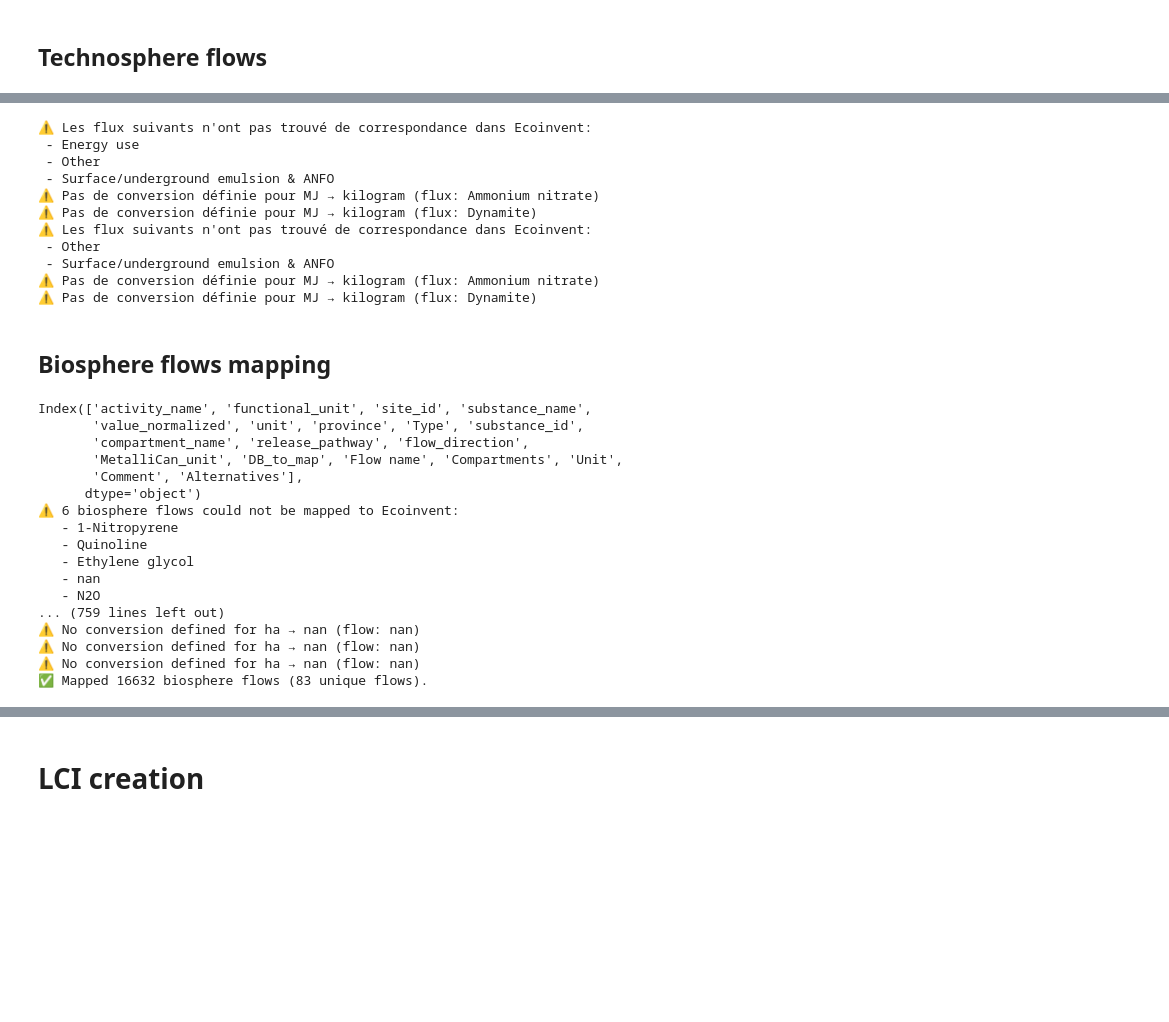
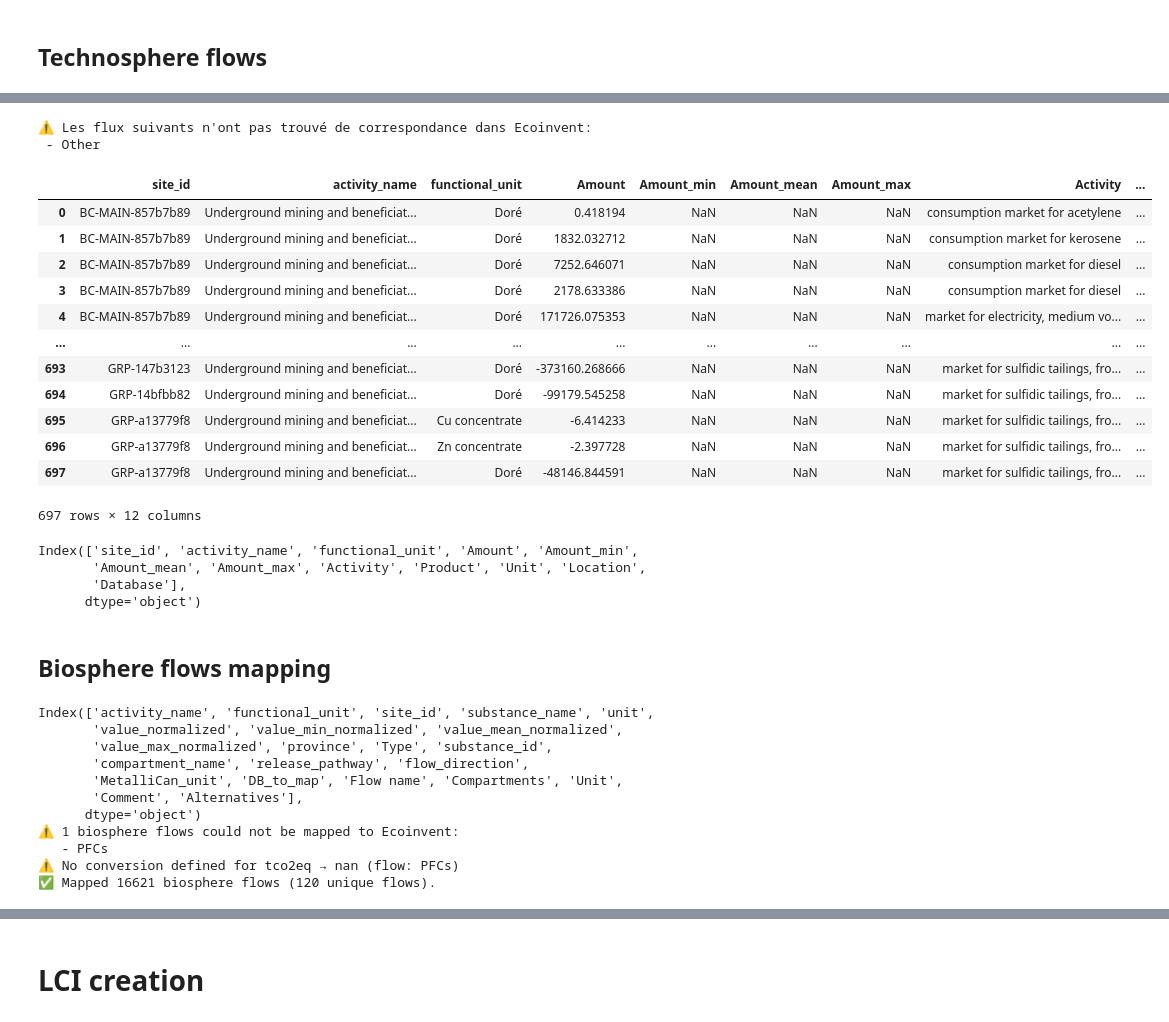
Before and after one commit to marpellan/metallican_lci, a Jupyter notebook: 4. Initialize_site_specific_LCIs.ipynb, the cells around one changed output, grey strips where cells are left out. Saved outputs shown, nothing was run; the diff lists cells and outputs as text; code cells hidden in the pictures; blank space fills up the shorter version.

```diff
--- a/4. Initialize_site_specific_LCIs.ipynb
+++ b/4. Initialize_site_specific_LCIs.ipynb
@@ -139,18 +285,9 @@ technosphere_ore_df
 # %%
 # Apply the function
-mapped_technosphere_ore_df = map_technosphere_to_ecoinvent(technosphere_ore_df, mapping_technosphere, CA_provinces)
+#mapped_technosphere_ore_df = map_technosphere_to_ecoinvent(technosphere_ore_df, mapping_technosphere, CA_provinces)
 mapped_technosphere_stream_df = map_technosphere_to_ecoinvent(technosphere_stream_df, mapping_technosphere, CA_provinces)
 # %% [output]
-⚠️ Les flux suivants n'ont pas trouvé de correspondance dans Ecoinvent:
- - Energy use
- - Other
- - Surface/underground emulsion & ANFO
-⚠️ Pas de conversion définie pour MJ → kilogram (flux: Ammonium nitrate)
-⚠️ Pas de conversion définie pour MJ → kilogram (flux: Dynamite)
 ⚠️ Les flux suivants n'ont pas trouvé de correspondance dans Ecoinvent:
  - Other
- - Surface/underground emulsion & ANFO
-⚠️ Pas de conversion définie pour MJ → kilogram (flux: Ammonium nitrate)
-⚠️ Pas de conversion définie pour MJ → kilogram (flux: Dynamite)
 # %%
 # Drop rows where ecoinvent_flow_name is "No mapping" and Amount is NaN for now
@@ -163,4 +300,27 @@ mapped_technosphere_ore_df = mapped_technosphere_ore_df[technosphere_col_for_lci
 mapped_technosphere_stream_df = mapped_technosphere_stream_df[technosphere_col_for_lci]
+# %%
+mapped_technosphere_stream_df
+# %% [output]
+|  | site_id | activity_name | functional_unit | Amount | Amount_min | Amount_mean | Amount_max | Activity | ... |
+| 0 | BC-MAIN-857b7b89 | Underground mining and beneficiat... | Doré | 0.418194 | NaN | NaN | NaN | consumption market for acetylene | ... |
+| 1 | BC-MAIN-857b7b89 | Underground mining and beneficiat... | Doré | 1832.032712 | NaN | NaN | NaN | consumption market for kerosene | ... |
+| 2 | BC-MAIN-857b7b89 | Underground mining and beneficiat... | Doré | 7252.646071 | NaN | NaN | NaN | consumption market for diesel | ... |
+| 3 | BC-MAIN-857b7b89 | Underground mining and beneficiat... | Doré | 2178.633386 | NaN | NaN | NaN | consumption market for diesel | ... |
+| 4 | BC-MAIN-857b7b89 | Underground mining and beneficiat... | Doré | 171726.075353 | NaN | NaN | NaN | market for electricity, medium vo... | ... |
+| ... | ... | ... | ... | ... | ... | ... | ... | ... | ... |
+| 693 | GRP-147b3123 | Underground mining and beneficiat... | Doré | -373160.268666 | NaN | NaN | NaN | market for sulfidic tailings, fro... | ... |
+| 694 | GRP-14bfbb82 | Underground mining and beneficiat... | Doré | -99179.545258 | NaN | NaN | NaN | market for sulfidic tailings, fro... | ... |
+| 695 | GRP-a13779f8 | Underground mining and beneficiat... | Cu concentrate | -6.414233 | NaN | NaN | NaN | market for sulfidic tailings, fro... | ... |
+| 696 | GRP-a13779f8 | Underground mining and beneficiat... | Zn concentrate | -2.397728 | NaN | NaN | NaN | market for sulfidic tailings, fro... | ... |
+| 697 | GRP-a13779f8 | Underground mining and beneficiat... | Doré | -48146.844591 | NaN | NaN | NaN | market for sulfidic tailings, fro... | ... |
+697 rows × 12 columns
+# %%
+mapped_technosphere_stream_df.columns
+# %% [output]
+Index(['site_id', 'activity_name', 'functional_unit', 'Amount', 'Amount_min',
+       'Amount_mean', 'Amount_max', 'Activity', 'Product', 'Unit', 'Location',
+       'Database'],
+      dtype='object')
 # %% [markdown]
 ## Biosphere flows mapping
 # %%
@@ -168,23 +330,17 @@ mapping_biosphere = pd.read_excel(r'data/Mappings/MAPPINGS_RI.xlsx', sheet_name=
 # %%
-mapped_biosphere_ore_df = map_biosphere_to_ecoinvent(biosphere_ore_df, mapping_biosphere, CA_provinces)
+#mapped_biosphere_ore_df = map_biosphere_to_ecoinvent(biosphere_ore_df, mapping_biosphere, CA_provinces)
 mapped_biosphere_stream_df = map_biosphere_to_ecoinvent(biosphere_stream_df, mapping_biosphere, CA_provinces)
 # %% [output]
-Index(['activity_name', 'functional_unit', 'site_id', 'substance_name',
-       'value_normalized', 'unit', 'province', 'Type', 'substance_id',
+Index(['activity_name', 'functional_unit', 'site_id', 'substance_name', 'unit',
+       'value_normalized', 'value_min_normalized', 'value_mean_normalized',
+       'value_max_normalized', 'province', 'Type', 'substance_id',
        'compartment_name', 'release_pathway', 'flow_direction',
        'MetalliCan_unit', 'DB_to_map', 'Flow name', 'Compartments', 'Unit',
        'Comment', 'Alternatives'],
       dtype='object')
-⚠️ 6 biosphere flows could not be mapped to Ecoinvent:
-   - 1-Nitropyrene
-   - Quinoline
-   - Ethylene glycol
-   - nan
-   - N2O
-... (759 lines left out)
-⚠️ No conversion defined for ha → nan (flow: nan)
-⚠️ No conversion defined for ha → nan (flow: nan)
-⚠️ No conversion defined for ha → nan (flow: nan)
-✅ Mapped 16632 biosphere flows (83 unique flows).
+⚠️ 1 biosphere flows could not be mapped to Ecoinvent:
+   - PFCs
+⚠️ No conversion defined for tco2eq → nan (flow: PFCs)
+✅ Mapped 16621 biosphere flows (120 unique flows).
 # %%
 # Drop rows where ecoinvent_flow_name is "No mapping" and Amount is NaN for now
```
Also changed, not shown: parts of 56 cells of this notebook, 46 other files.
